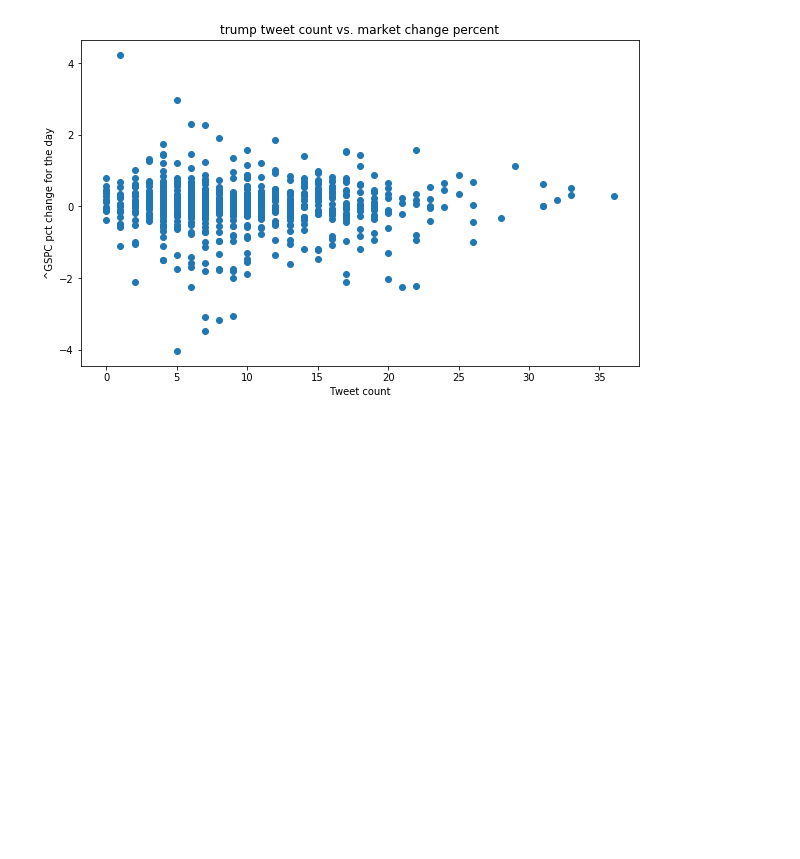
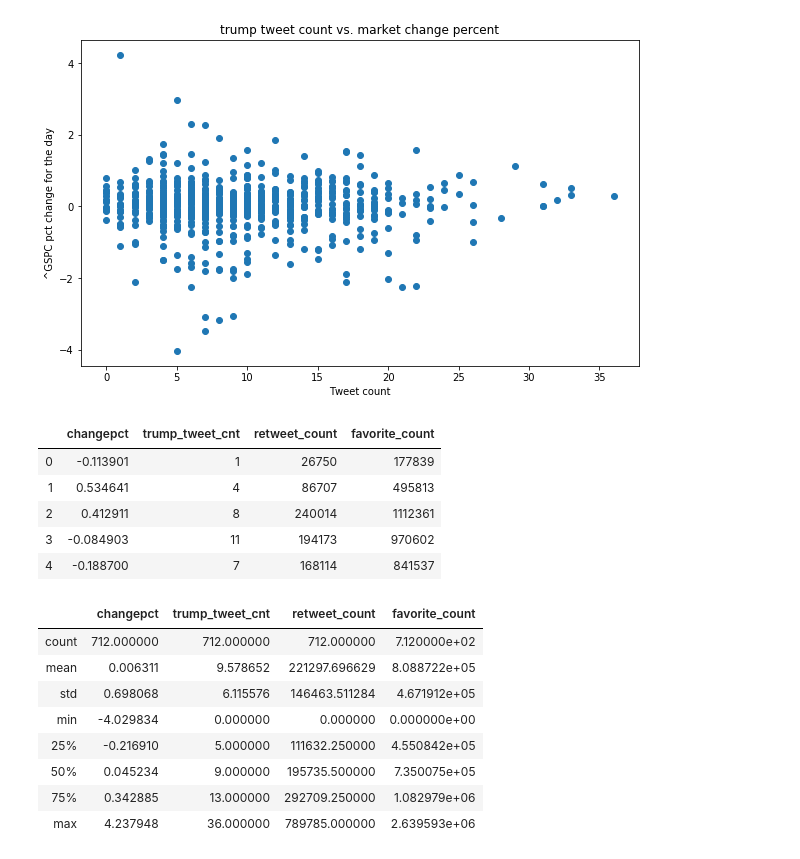
Before and after one commit to lingcog/finalproject, a Jupyter notebook: TweetProcessingV1.ipynb, the cells around one changed output. Drawn from its saved outputs; the diff is of its cells as text; code cells hidden in the pictures; blank space fills up the shorter version.

```diff
--- a/TweetProcessingV1.ipynb
+++ b/TweetProcessingV1.ipynb
@@ -165,3 +166,23 @@ plt.ylabel('^GSPC pct change for the day')
 plt.show()
 # %% [output]
 [figure]
+# %%
+#df_cbm = df_cbm.drop(['Date','Open','High','Low','Close','Adj Close', 'Volume'],axis=1)
+display(df_cbm.head())
+display(df_cbm.describe())
+# %% [output]
+|  | changepct | trump_tweet_cnt | retweet_count | favorite_count |
+| 0 | -0.113901 | 1 | 26750 | 177839 |
+| 1 | 0.534641 | 4 | 86707 | 495813 |
+| 2 | 0.412911 | 8 | 240014 | 1112361 |
+| 3 | -0.084903 | 11 | 194173 | 970602 |
+| 4 | -0.188700 | 7 | 168114 | 841537 |
+|  | changepct | trump_tweet_cnt | retweet_count | favorite_count |
+| count | 712.000000 | 712.000000 | 712.000000 | 7.120000e+02 |
+| mean | 0.006311 | 9.578652 | 221297.696629 | 8.088722e+05 |
+| std | 0.698068 | 6.115576 | 146463.511284 | 4.671912e+05 |
+| min | -4.029834 | 0.000000 | 0.000000 | 0.000000e+00 |
+| 25% | -0.216910 | 5.000000 | 111632.250000 | 4.550842e+05 |
+| 50% | 0.045234 | 9.000000 | 195735.500000 | 7.350075e+05 |
+| 75% | 0.342885 | 13.000000 | 292709.250000 | 1.082979e+06 |
+| max | 4.237948 | 36.000000 | 789785.000000 | 2.639593e+06 |
```
Also changed, not shown: parts of 4 cells of this notebook.
